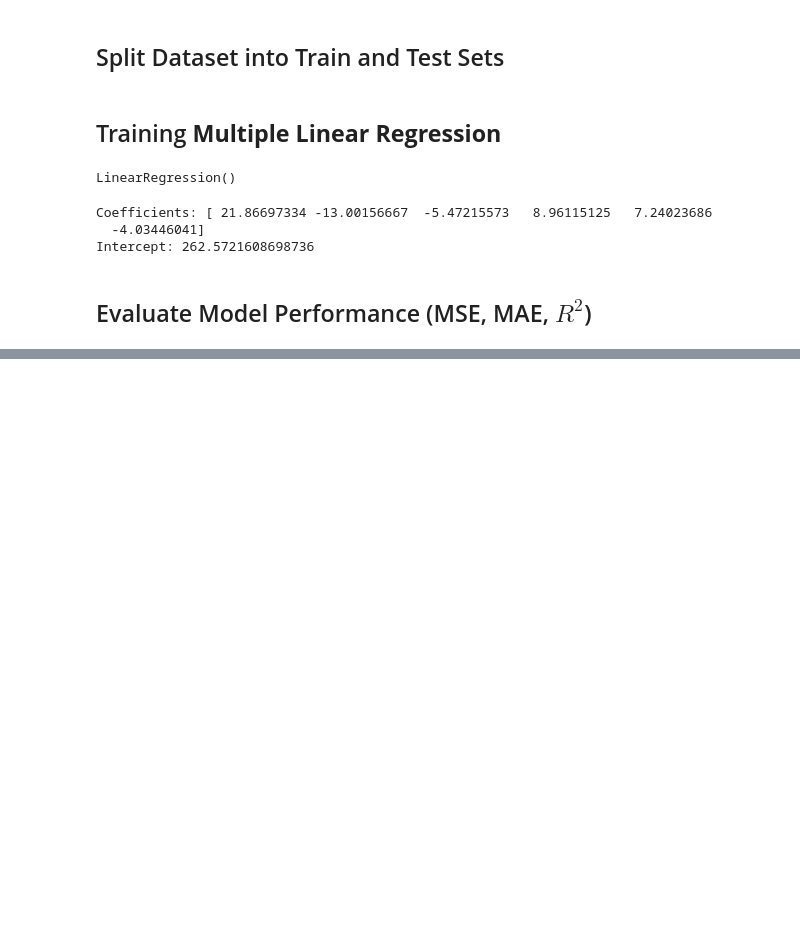
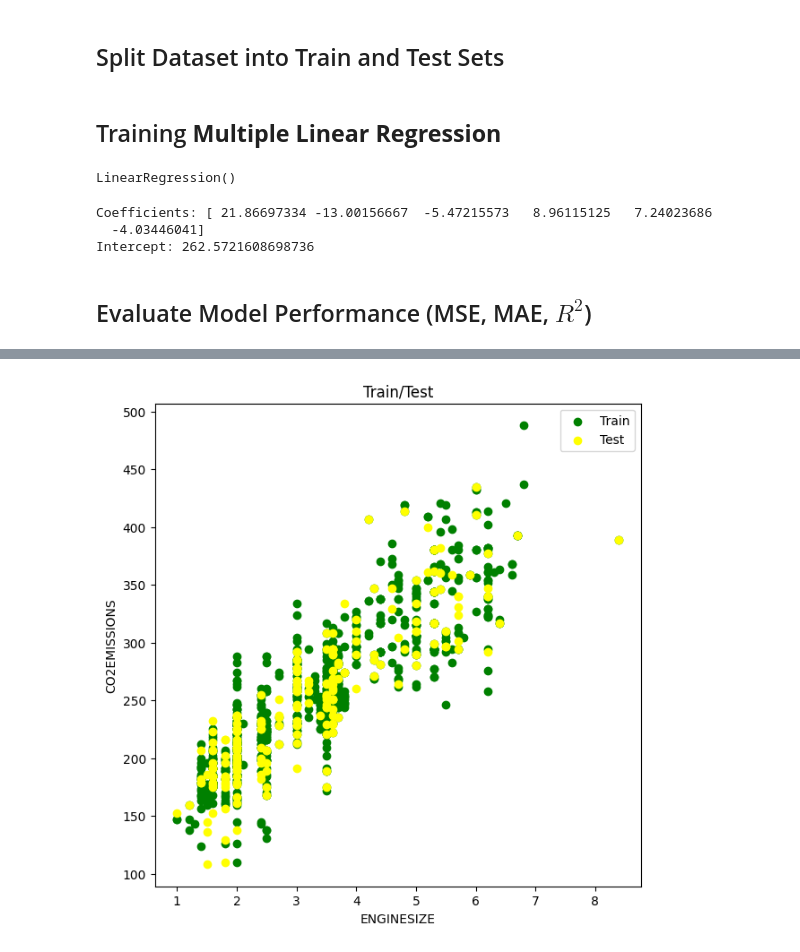
Before and after one commit to python-is-life2022/Fuel-Consumption-Regression-Models, a Jupyter notebook: Fuel_Consumption_Regression_Models.ipynb, the cells around one changed output, grey strips where cells are left out. Cells and saved outputs as stored; diff of their text form; code cells hidden in the pictures; blank space fills up the shorter version.

```diff
--- a/Fuel_Consumption_Regression_Models.ipynb
+++ b/Fuel_Consumption_Regression_Models.ipynb
@@ -254,0 +271,3 @@ R2: 90.34%
+# %%
+X_poly_reg = co2[['ENGINESIZE']]
+y_poly_reg = co2['CO2EMISSIONS']
@@ -254,0 +277,2 @@ R2: 90.34%
+# %%
+X_train_linear, X_test_linear, y_train_linear, y_test_linear = train_test_split(X_poly_reg, y_poly_reg, test_size= 0.2, random_state= 42)
@@ -254,0 +282,11 @@ R2: 90.34%
+# %%
+plt.figure(figsize= (7,7))
+plt.scatter(X_train_linear, y_train_linear, c= 'green', label= 'Train')
+plt.scatter(X_test_linear, y_test_linear, c= 'yellow', label= 'Test')
+plt.title('Train/Test')
+plt.xlabel('ENGINESIZE')
+plt.ylabel('CO2EMISSIONS')
+plt.legend()
+plt.show()
+# %% [output]
+[figure, added]
```
Also changed, not shown: parts of 40 cells of this notebook.
